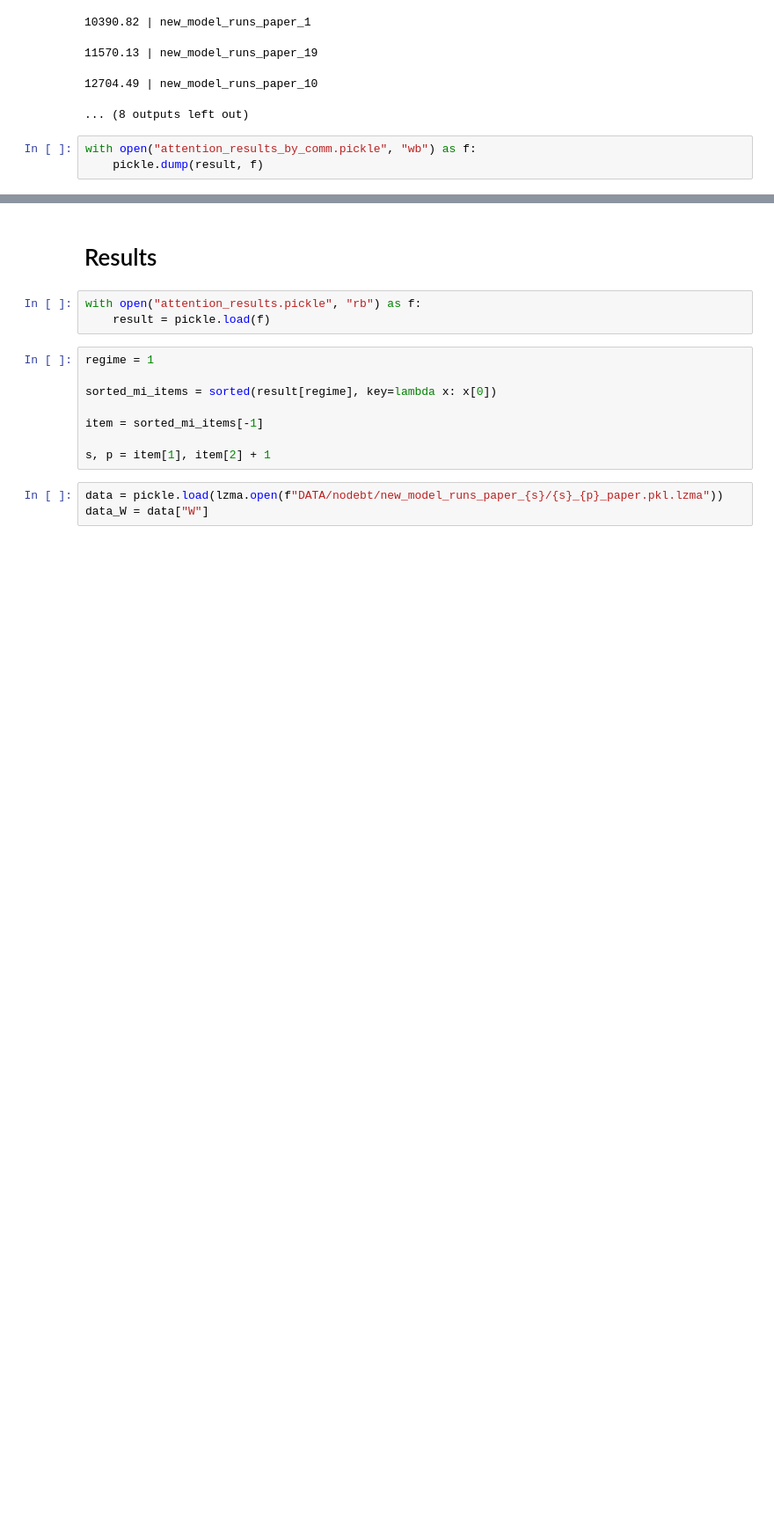
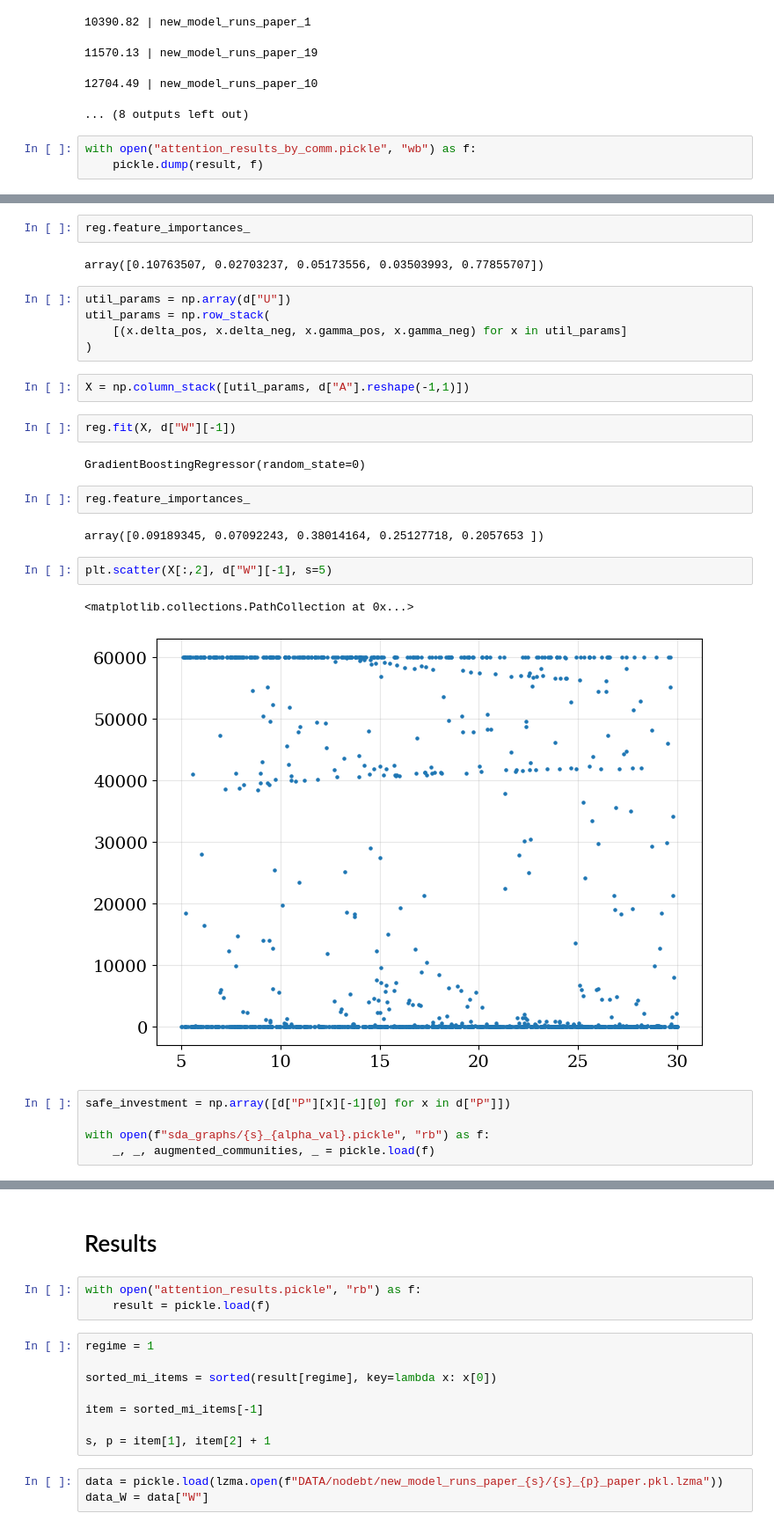
Before and after one commit to charlesaugdupont/poverty-trap, a Jupyter notebook: notebooks/attention_results.ipynb, the cells around one changed output, grey strips where cells are left out. Shown at 88% size. Cells and saved outputs as stored; diff of their text form; blank space fills up the shorter version.

Commit message:
attention/gamma pos analysis

```diff
--- a/notebooks/attention_results.ipynb
+++ b/notebooks/attention_results.ipynb
@@ -133,0 +137,29 @@ with open("attention_results_by_comm.pickle", "wb") as f:
+# %%
+reg.feature_importances_
+# %% [output]
+array([0.10763507, 0.02703237, 0.05173556, 0.03503993, 0.77855707])
+# %%
+util_params = np.array(d["U"])
+util_params = np.row_stack(
+    [(x.delta_pos, x.delta_neg, x.gamma_pos, x.gamma_neg) for x in util_params]
+)
+# %%
+X = np.column_stack([util_params, d["A"].reshape(-1,1)])
+# %%
+reg.fit(X, d["W"][-1])
+# %% [output]
+GradientBoostingRegressor(random_state=0)
+# %%
+reg.feature_importances_
+# %% [output]
+array([0.09189345, 0.07092243, 0.38014164, 0.25127718, 0.2057653 ])
+# %%
+plt.scatter(X[:,2], d["W"][-1], s=5)
+# %% [output]
+<matplotlib.collections.PathCollection at 0x...>
+[figure, added]
+# %%
+safe_investment = np.array([d["P"][x][-1][0] for x in d["P"]])
+
+with open(f"sda_graphs/{s}_{alpha_val}.pickle", "rb") as f:
+    _, _, augmented_communities, _ = pickle.load(f)
```
Also changed, not shown: parts of 11 cells of this notebook.
